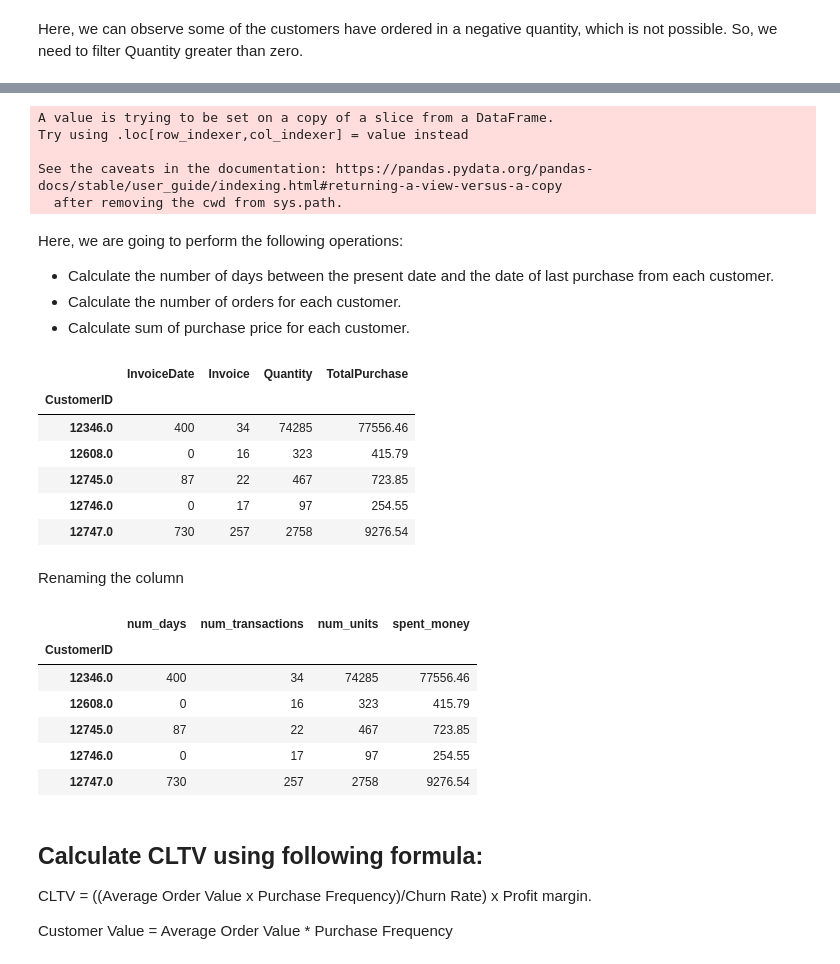
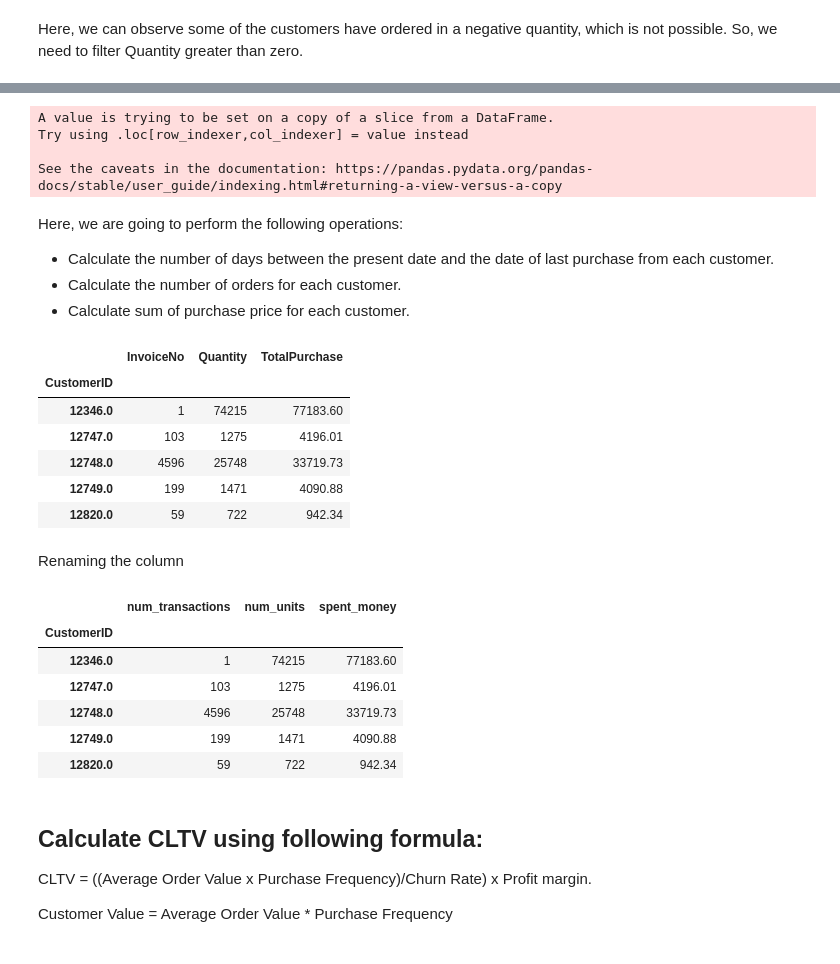
Before and after one commit to mahapara2411/devopsgit, a Jupyter notebook: CLTV.ipynb, the cells around one changed output, grey strips where cells are left out. Cells and saved outputs as stored; diff of their text form; code cells hidden in the pictures.

```diff
--- a/CLTV.ipynb
+++ b/CLTV.ipynb
@@ -62,0 +303,12 @@ plt.show()
+# %%
+temp = pd.DataFrame(temp)
+# %%
+top_8_countries = ["United Kingdom", "Netherlands", "EIRE", "Denmark", "Germany", "France", "Australia", "Sweden"]
+# %%
+x = 1
+plt.figure(figsize=(12,24))
+for x, c in enumerate(top_8_countries):
+    ax = plt.subplot(4,2, x+1)
+    plt.title(c + ' '+ "Most Selling Products")
+    temp.loc[c].sort_values(by = "Quantity", ascending = False)["Quantity"].head(5).plot(kind = "bar", ax = ax, color = "teal", alpha = 0.6)
+    plt.tight_layout()
@@ -127,48 +337,43 @@ Here, we can filter the necessary columns for calculating CLTV. We only need her
 # %%
-uk_data=uk_data[['CustomerID','InvoiceDate','Invoice','Quantity','Price']]
+uk_data=uk_data[['CustomerID','InvoiceDate','InvoiceNo','Quantity','UnitPrice']]
 
 #Calulate total purchase
-uk_data['TotalPurchase'] = uk_data['Quantity'] * uk_data['Price']
+uk_data['TotalPurchase'] = uk_data['Quantity'] * uk_data['UnitPrice']
 # %% [output]
 A value is trying to be set on a copy of a slice from a DataFrame.
 Try using .loc[row_indexer,col_indexer] = value instead
 
 See the caveats in the documentation: https://pandas.pydata.org/pandas-docs/stable/user_guide/indexing.html#returning-a-view-versus-a-copy
-  after removing the cwd from sys.path.
 # %% [markdown]
 Here, we are going to perform the following operations:
 - Calculate the number of days between the present date and the date of last purchase from each customer.
 - Calculate the number of orders for each customer.
 - Calculate sum of purchase price for each customer.
 # %%
-uk_data_group=uk_data.groupby('CustomerID').agg({'InvoiceDate': lambda date: (date.max() - date.min()).days,
-                                        'Invoice': lambda num: len(num),
-                                        'Quantity': lambda quant: quant.sum(),
-                                        'TotalPurchase': lambda price: price.sum()})
-
+uk_data_group=uk_data.groupby("CustomerID").agg({"InvoiceNo":lambda x: len(x),"Quantity":lambda x: x.sum(),"TotalPurchase":lambda x:x.sum()})
 uk_data_group.head()
 # %% [output]
-|  | InvoiceDate | Invoice | Quantity | TotalPurchase |
-| CustomerID |  |  |  |  |
-| 12346.0 | 400 | 34 | 74285 | 77556.46 |
-| 12608.0 | 0 | 16 | 323 | 415.79 |
-| 12745.0 | 87 | 22 | 467 | 723.85 |
-| 12746.0 | 0 | 17 | 97 | 254.55 |
-| 12747.0 | 730 | 257 | 2758 | 9276.54 |
+|  | InvoiceNo | Quantity | TotalPurchase |
+| CustomerID |  |  |  |
+| 12346.0 | 1 | 74215 | 77183.60 |
+| 12747.0 | 103 | 1275 | 4196.01 |
+| 12748.0 | 4596 | 25748 | 33719.73 |
+| 12749.0 | 199 | 1471 | 4090.88 |
+| 12820.0 | 59 | 722 | 942.34 |
 # %% [markdown]
 Renaming the column
 # %%
 # Change the name of columns
-uk_data_group.columns=['num_days','num_transactions','num_units','spent_money']
+uk_data_group.columns=['num_transactions','num_units','spent_money']
 uk_data_group.head()
 # %% [output]
-|  | num_days | num_transactions | num_units | spent_money |
-| CustomerID |  |  |  |  |
-| 12346.0 | 400 | 34 | 74285 | 77556.46 |
-| 12608.0 | 0 | 16 | 323 | 415.79 |
-| 12745.0 | 87 | 22 | 467 | 723.85 |
-| 12746.0 | 0 | 17 | 97 | 254.55 |
-| 12747.0 | 730 | 257 | 2758 | 9276.54 |
+|  | num_transactions | num_units | spent_money |
+| CustomerID |  |  |  |
+| 12346.0 | 1 | 74215 | 77183.60 |
+| 12747.0 | 103 | 1275 | 4196.01 |
+| 12748.0 | 4596 | 25748 | 33719.73 |
+| 12749.0 | 199 | 1471 | 4090.88 |
+| 12820.0 | 59 | 722 | 942.34 |
 # %% [markdown]
 ## Calculate CLTV using following formula:
 CLTV = ((Average Order Value x Purchase Frequency)/Churn Rate) x Profit margin.
```
Also changed, not shown: parts of 49 cells of this notebook.
